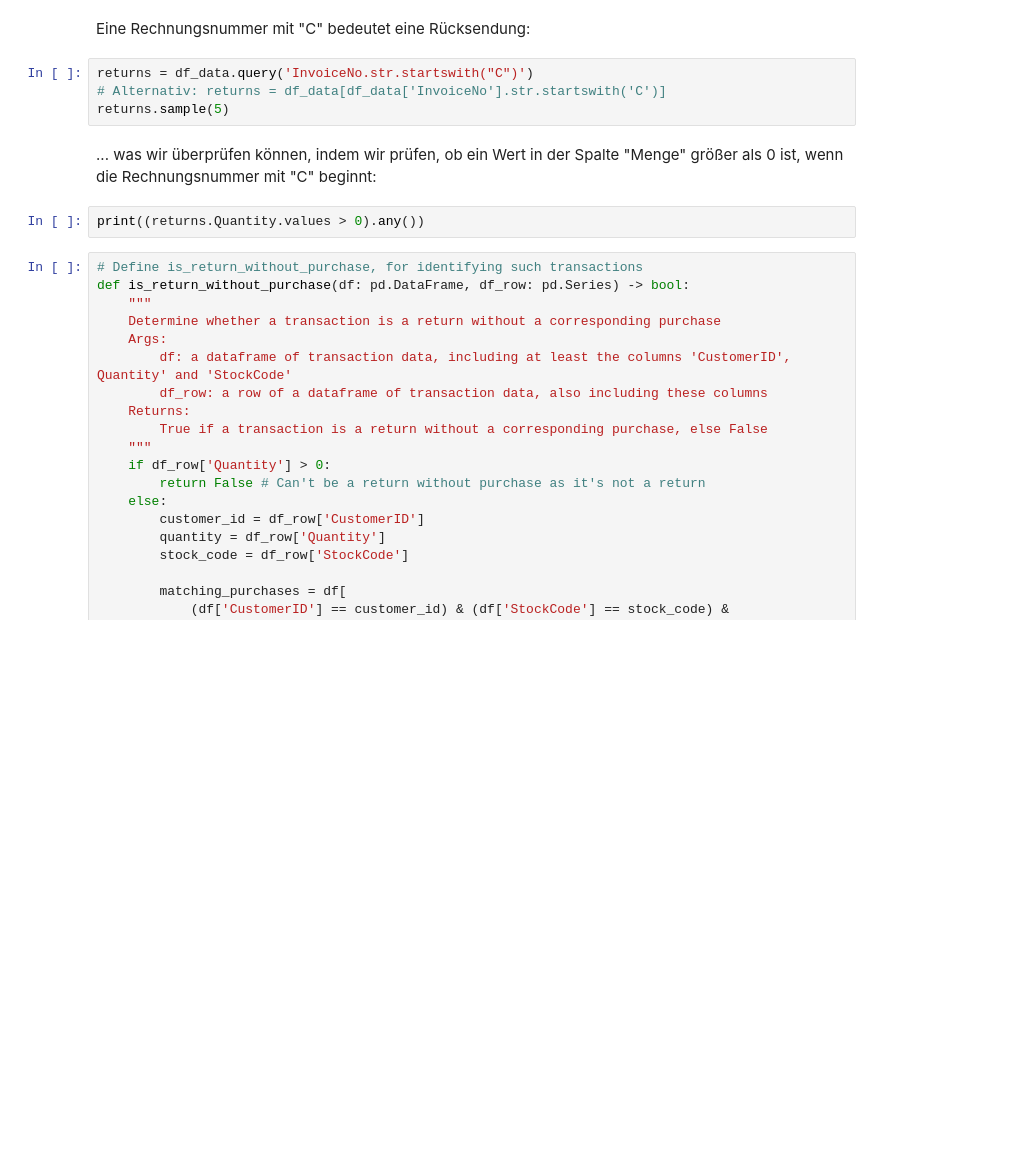
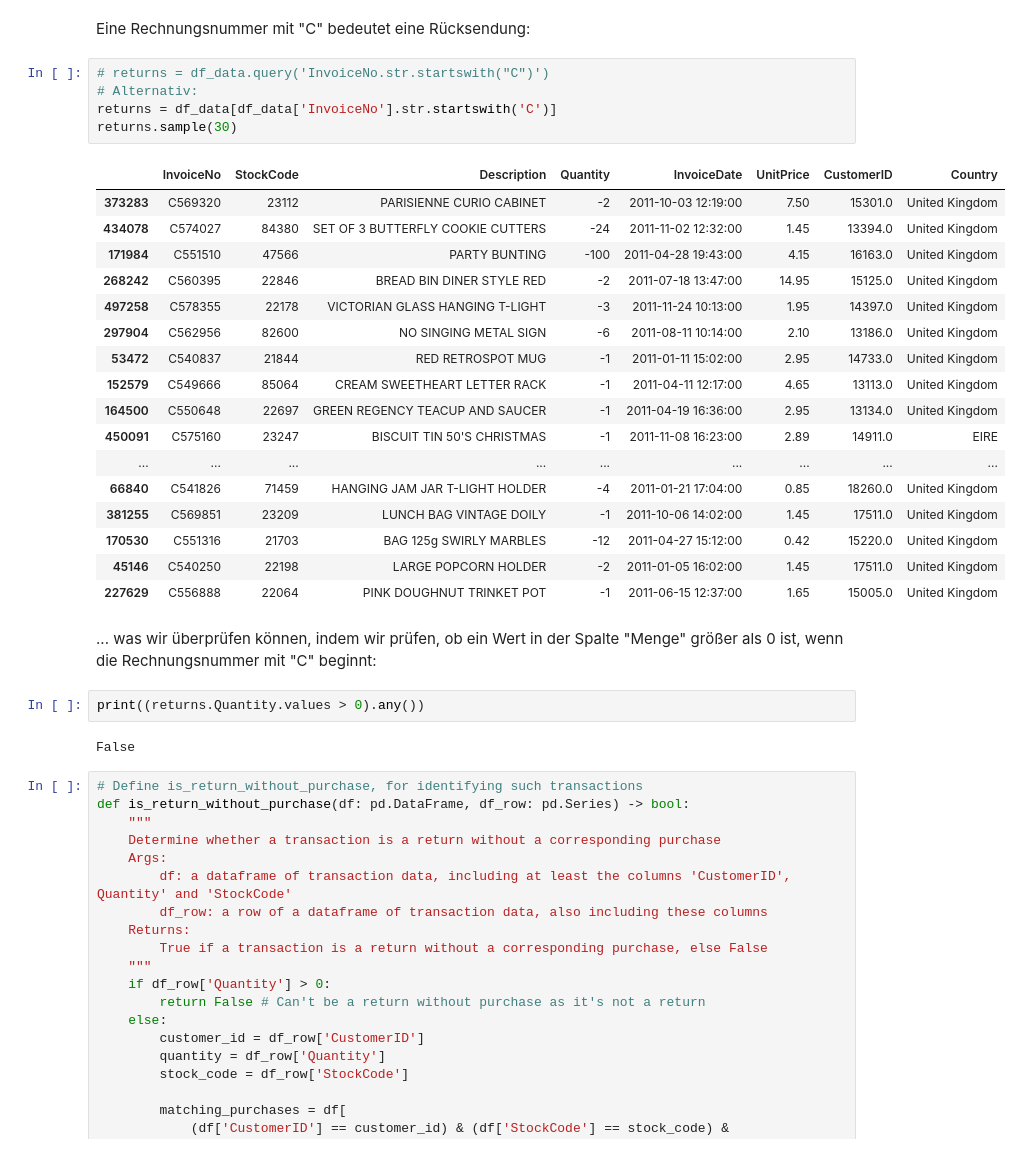
Before and after one commit to asw-analytics/LiL_Kurs, a Jupyter notebook: Customer_Segmentation.ipynb, the cells around one changed output. Saved outputs shown, nothing was run; the diff lists cells and outputs as text; blank space fills up the shorter version.

```diff
--- a/Customer_Segmentation.ipynb
+++ b/Customer_Segmentation.ipynb
@@ -569,13 +752,34 @@ df_data.query('Quantity in [80995.000000, -80995.000000]')
 # %% [markdown]
 Eine Rechnungsnummer mit "C" bedeutet eine Rücksendung:
 # %%
-returns = df_data.query('InvoiceNo.str.startswith("C")')
-# Alternativ: returns = df_data[df_data['InvoiceNo'].str.startswith('C')]
-returns.sample(5)
+# returns = df_data.query('InvoiceNo.str.startswith("C")')
+# Alternativ:
+returns = df_data[df_data['InvoiceNo'].str.startswith('C')]
+returns.sample(30)
+# %% [output]
+|  | InvoiceNo | StockCode | Description | Quantity | InvoiceDate | UnitPrice | CustomerID | Country |
+| 373283 | C569320 | 23112 | PARISIENNE CURIO CABINET | -2 | 2011-10-03 12:19:00 | 7.50 | 15301.0 | United Kingdom |
+| 434078 | C574027 | 84380 | SET OF 3 BUTTERFLY COOKIE CUTTERS | -24 | 2011-11-02 12:32:00 | 1.45 | 13394.0 | United Kingdom |
+| 171984 | C551510 | 47566 | PARTY BUNTING | -100 | 2011-04-28 19:43:00 | 4.15 | 16163.0 | United Kingdom |
+| 268242 | C560395 | 22846 | BREAD BIN DINER STYLE RED | -2 | 2011-07-18 13:47:00 | 14.95 | 15125.0 | United Kingdom |
+| 497258 | C578355 | 22178 | VICTORIAN GLASS HANGING T-LIGHT | -3 | 2011-11-24 10:13:00 | 1.95 | 14397.0 | United Kingdom |
+| 297904 | C562956 | 82600 | NO SINGING METAL SIGN | -6 | 2011-08-11 10:14:00 | 2.10 | 13186.0 | United Kingdom |
+| 53472 | C540837 | 21844 | RED RETROSPOT MUG | -1 | 2011-01-11 15:02:00 | 2.95 | 14733.0 | United Kingdom |
+| 152579 | C549666 | 85064 | CREAM SWEETHEART LETTER RACK | -1 | 2011-04-11 12:17:00 | 4.65 | 13113.0 | United Kingdom |
+| 164500 | C550648 | 22697 | GREEN REGENCY TEACUP AND SAUCER | -1 | 2011-04-19 16:36:00 | 2.95 | 13134.0 | United Kingdom |
+| 450091 | C575160 | 23247 | BISCUIT TIN 50'S CHRISTMAS | -1 | 2011-11-08 16:23:00 | 2.89 | 14911.0 | EIRE |
+| ... | ... | ... | ... | ... | ... | ... | ... | ... |
+| 66840 | C541826 | 71459 | HANGING JAM JAR T-LIGHT HOLDER | -4 | 2011-01-21 17:04:00 | 0.85 | 18260.0 | United Kingdom |
+| 381255 | C569851 | 23209 | LUNCH BAG VINTAGE DOILY | -1 | 2011-10-06 14:02:00 | 1.45 | 17511.0 | United Kingdom |
+| 170530 | C551316 | 21703 | BAG 125g SWIRLY MARBLES | -12 | 2011-04-27 15:12:00 | 0.42 | 15220.0 | United Kingdom |
+| 45146 | C540250 | 22198 | LARGE POPCORN HOLDER | -2 | 2011-01-05 16:02:00 | 1.45 | 17511.0 | United Kingdom |
+| 227629 | C556888 | 22064 | PINK DOUGHNUT TRINKET POT | -1 | 2011-06-15 12:37:00 | 1.65 | 15005.0 | United Kingdom |
 # %% [markdown]
 ... was wir überprüfen können, indem wir prüfen, ob ein Wert in der Spalte "Menge" größer als 0 ist, wenn die Rechnungsnummer mit "C" beginnt:
 # %%
 print((returns.Quantity.values > 0).any())
+# %% [output]
+False
 # %%
 # Define is_return_without_purchase, for identifying such transactions
 def is_return_without_purchase(df: pd.DataFrame, df_row: pd.Series) -> bool:
```
Also changed, not shown: parts of 20 cells of this notebook.
